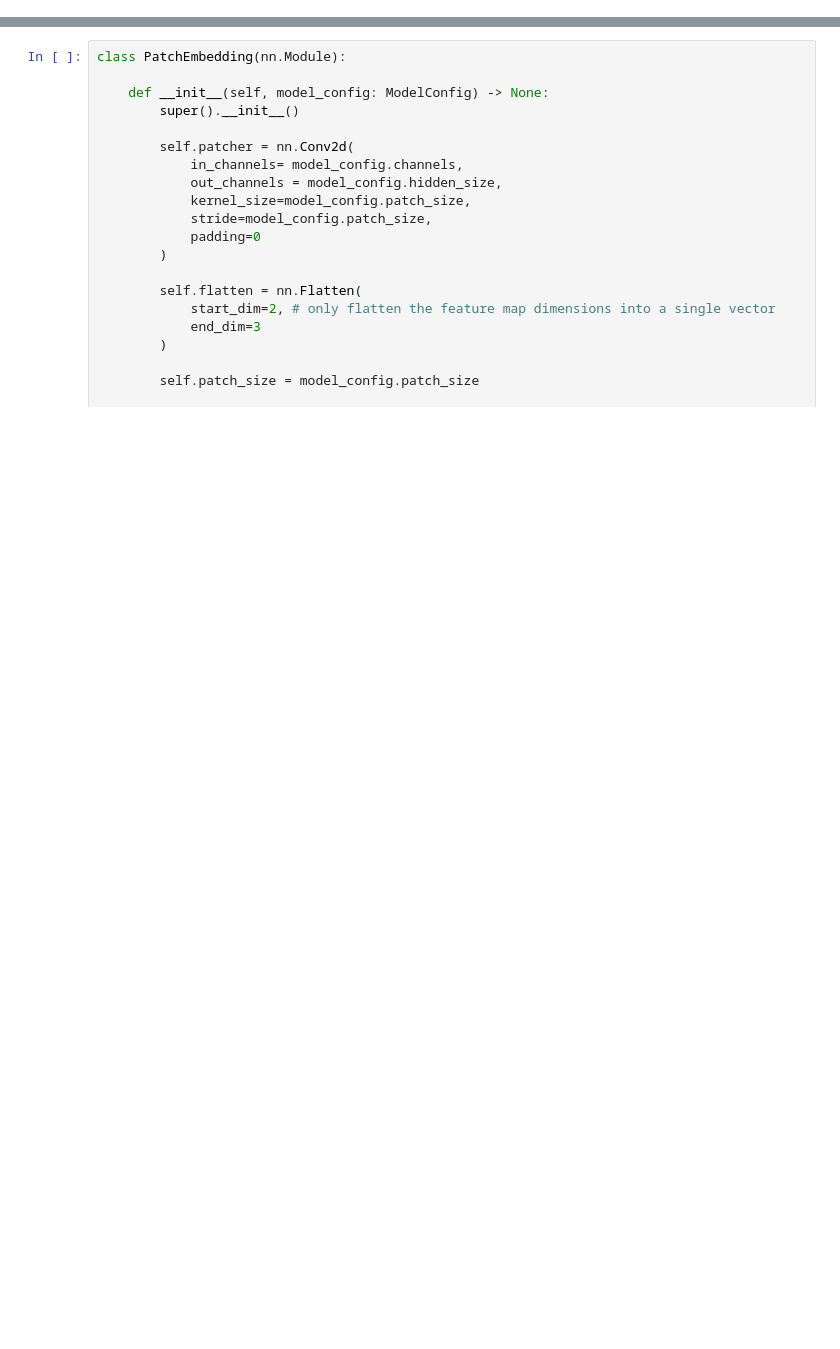
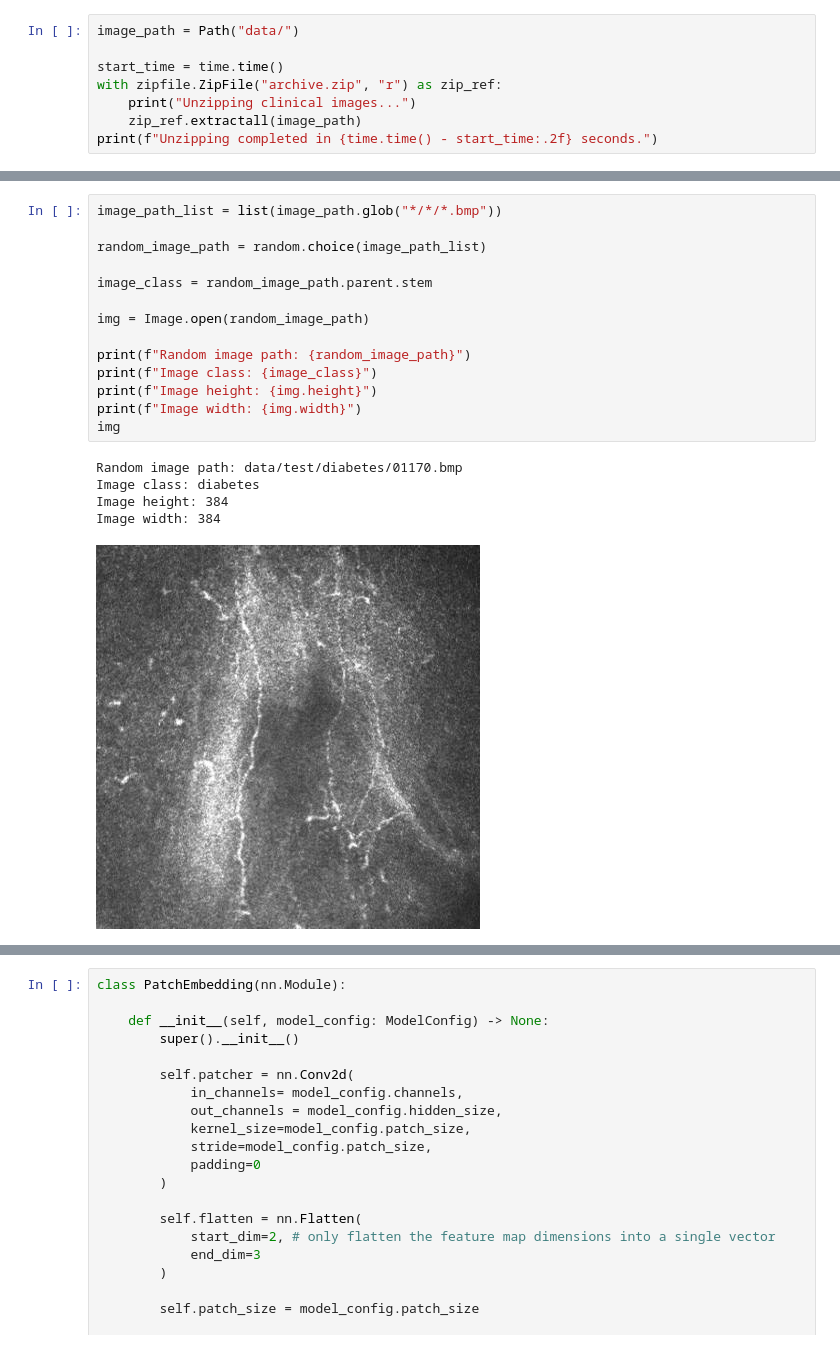
Before and after one commit to matyasosvath/ai-notebooks, a Jupyter notebook: vit.ipynb, the cells around one changed output, grey strips where cells are left out. Drawn from its saved outputs; the diff is of its cells as text; blank space fills up the shorter version.

```diff
--- a/vit.ipynb
+++ b/vit.ipynb
@@ -11,2 +17,10 @@ from torch.utils.data import DataLoader
 from torchvision import datasets, transforms
 from torch.optim.lr_scheduler import StepLR
+# %%
+image_path = Path("data/")
+
+start_time = time.time()
+with zipfile.ZipFile("archive.zip", "r") as zip_ref:
+    print("Unzipping clinical images...")
+    zip_ref.extractall(image_path)
+print(f"Unzipping completed in {time.time() - start_time:.2f} seconds.")
@@ -12,0 +51,20 @@ from torch.optim.lr_scheduler import StepLR
+# %%
+image_path_list = list(image_path.glob("*/*/*.bmp"))
+
+random_image_path = random.choice(image_path_list)
+
+image_class = random_image_path.parent.stem
+
+img = Image.open(random_image_path)
+
+print(f"Random image path: {random_image_path}")
+print(f"Image class: {image_class}")
+print(f"Image height: {img.height}")
+print(f"Image width: {img.width}")
+img
+# %% [output]
+Random image path: data/test/diabetes/01170.bmp
+Image class: diabetes
+Image height: 384
+Image width: 384
+[figure, added]
```
Also changed, not shown: parts of 25 cells of this notebook, 2 other files.
